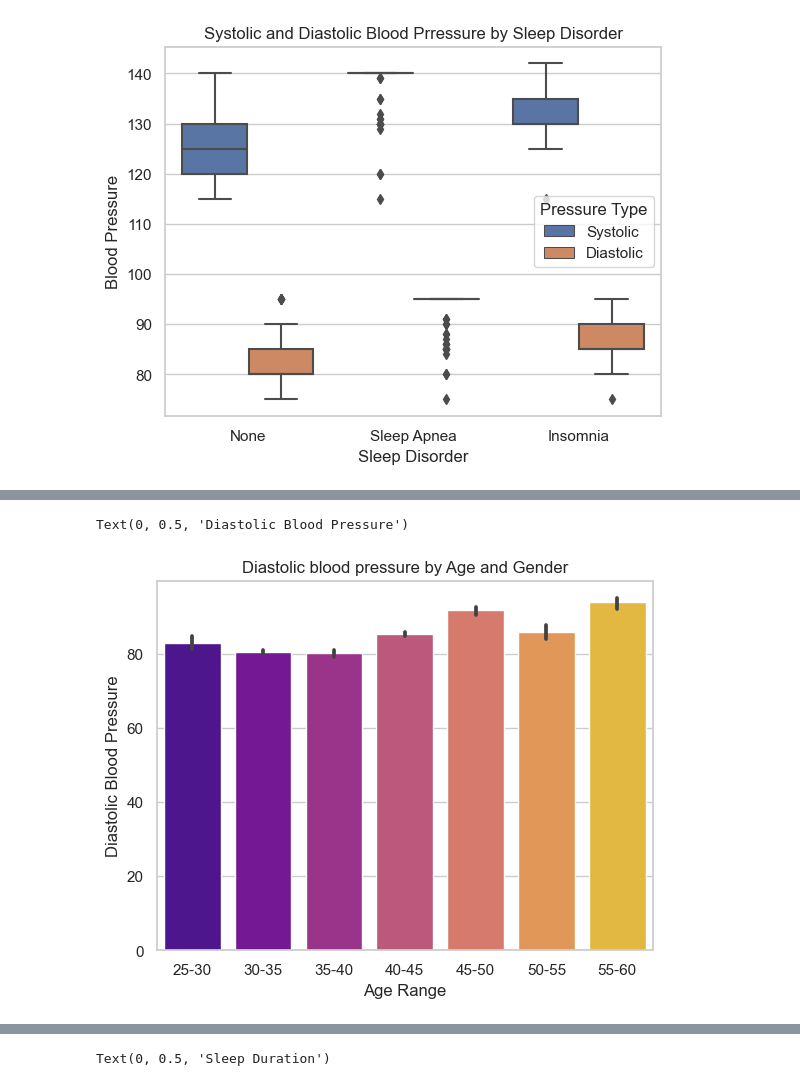
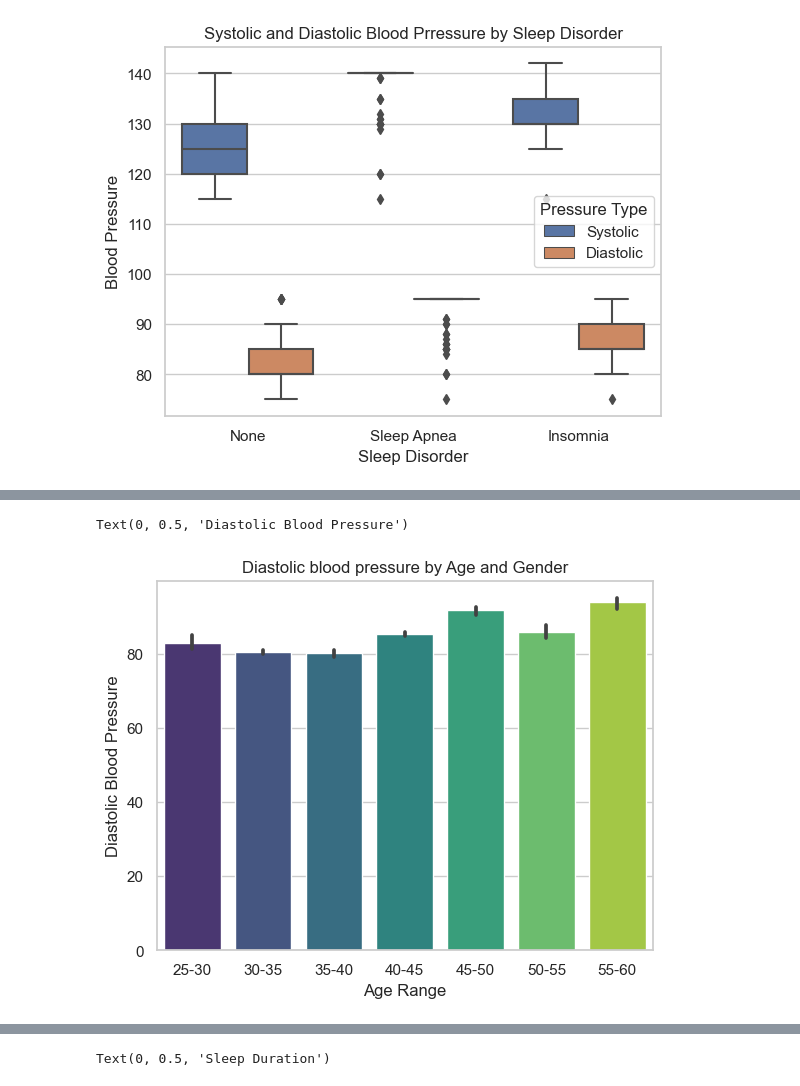
Before and after one commit to wiktoria-dega/Sleep-Health-And-Lifestyle-Analysis, a Jupyter notebook: sleep_health_EDA.ipynb, the cells around one changed output, grey strips where cells are left out. Cells and saved outputs as stored; diff of their text form; code cells hidden in the pictures.

```diff
--- a/sleep_health_EDA.ipynb
+++ b/sleep_health_EDA.ipynb
@@ -547,12 +548,12 @@ Text(0, 0.5, 'Systolic Blood Pressure')
 # %%
 plt.figure()
-sns.barplot(x='Age Range', y='Diastolic', data=df, palette='plasma')
+sns.barplot(x='Age Range', y='Diastolic', data=df, palette='viridis')
 plt.title('Diastolic blood pressure by Age and Gender')
 plt.xlabel('Age Range')
 plt.ylabel('Diastolic Blood Pressure')
 # %% [output]
 Text(0, 0.5, 'Diastolic Blood Pressure')
-[figure, old version]
+[figure, new version]
 # %%
 bp_category = [
     (df['Systolic']<120) & (df['Diastolic']<80),
```
Also changed, not shown: parts of 26 cells of this notebook, 1 other file.
